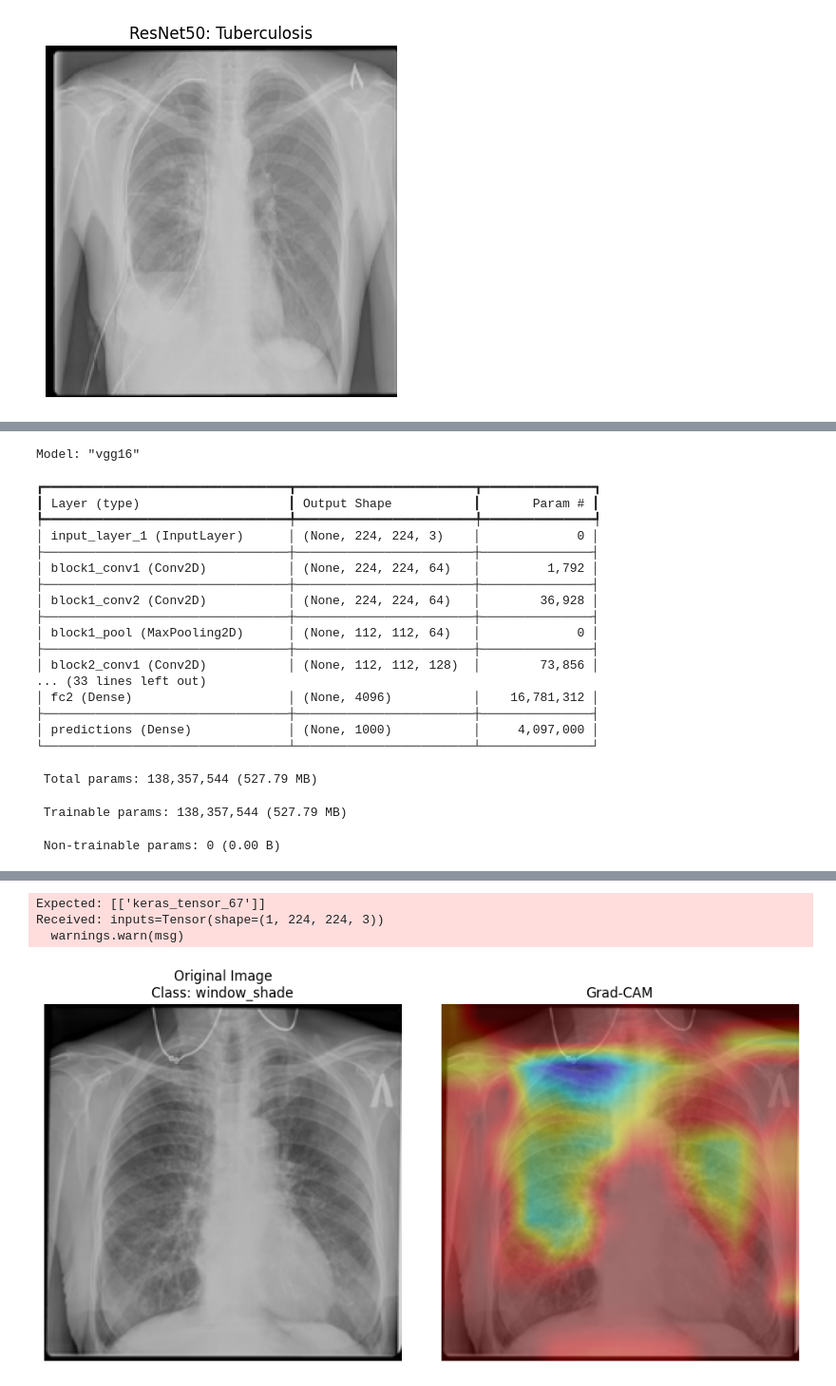
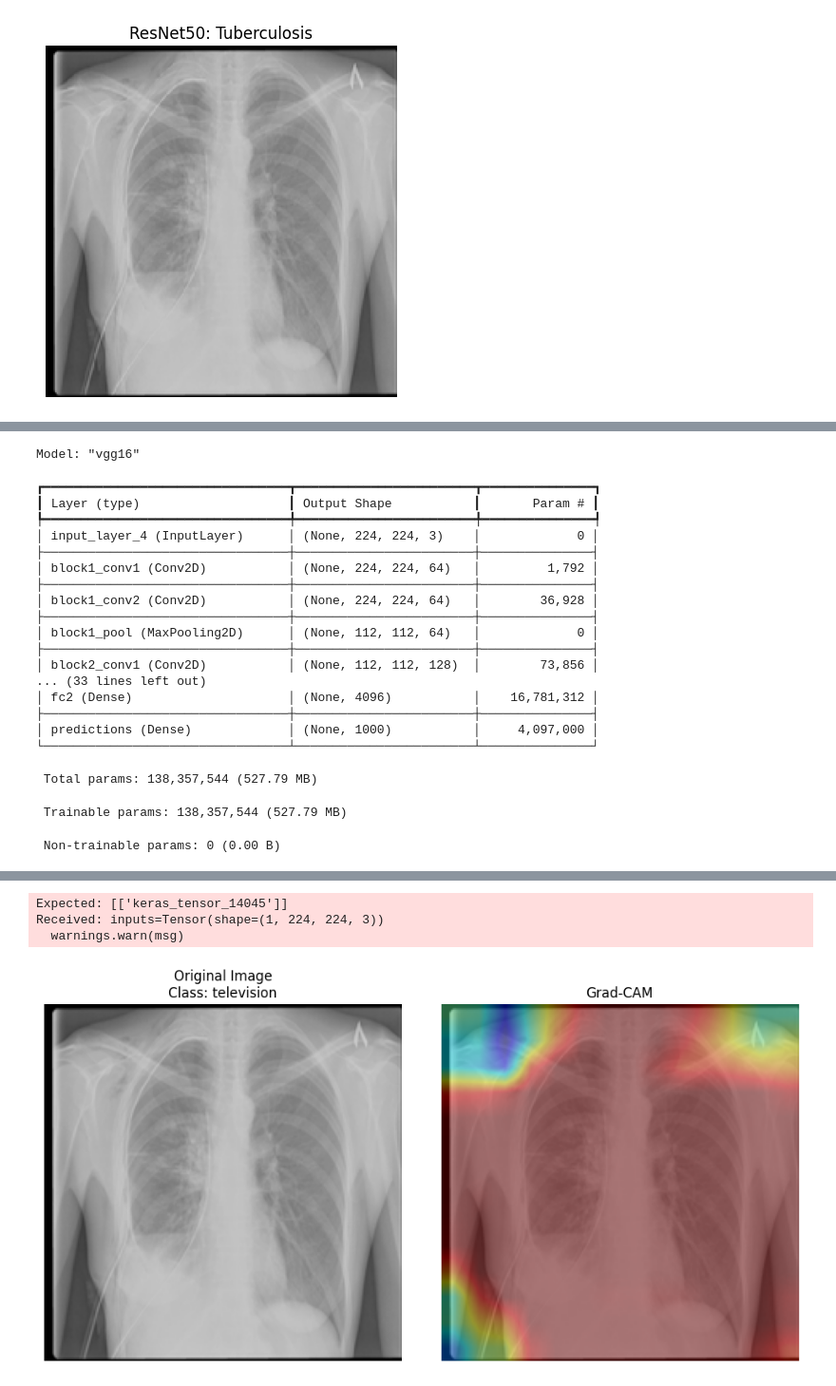
Before and after one commit to Arviind56/Pneumonia-TB-Identification-using-Explainable-AI-main, a Jupyter notebook: TB.ipynb, the cells around one changed output, grey strips where cells are left out. Shown at 95% size. Cells and saved outputs as stored; diff of their text form; code cells hidden in the pictures.

Commit message:
pneumonia test

```diff
--- a/TB.ipynb
+++ b/TB.ipynb
@@ -297,7 +303,7 @@ import numpy as np
 model = load_model('my_model.keras')
 
 # Load the image
-image_path = r"C:\\Users\\arvin\Downloads\\Pneumonia-TB-Identification-using-Explainable-AI-main (1)\\Pneumonia-TB-Identification-using-Explainable-AI-main\\TB_Chest_Radiography_Database\\Tuberculosis\\Tuberculosis-18.png"
+image_path = r"C:\\Users\\arvin\Downloads\\Pneumonia-TB-Identification-using-Explainable-AI-main (1)\\Pneumonia-TB-Identification-using-Explainable-AI-main\\output\\val\\Tuberculosis\\Tuberculosis-243.png"
 image = image.load_img(image_path, target_size=(224, 224))
 
 # Preprocess the image
@@ -1027,7 +1086,7 @@ def superimpose_heatmap(img_path, heatmap, alpha=0.4):
     return superimposed_img
 
 # Path to the input image
-img_path = r"C:\Users\Ajay\Desktop\Inno_Projects\Pneumonia (TB) Identification\Dataset - Copy\Tuberculosis\Tuberculosis-16.png"  # Replace with your image path
+img_path = r"C:\\Users\\arvin\\Downloads\\Pneumonia-TB-Identification-using-Explainable-AI-main (1)\\Pneumonia-TB-Identification-using-Explainable-AI-main\\output\\test\\Tuberculosis\\Tuberculosis-77.png"  # Replace with your image path
 img_array = preprocess_image(img_path)
 
 # Predict the class of the image
@@ -1066,7 +1125,7 @@ Model: "vgg16"
 ┏━━━━━━━━━━━━━━━━━━━━━━━━━━━━━━━━━┳━━━━━━━━━━━━━━━━━━━━━━━━┳━━━━━━━━━━━━━━━┓
 ┃ Layer (type)                    ┃ Output Shape           ┃       Param # ┃
 ┡━━━━━━━━━━━━━━━━━━━━━━━━━━━━━━━━━╇━━━━━━━━━━━━━━━━━━━━━━━━╇━━━━━━━━━━━━━━━┩
-│ input_layer_1 (InputLayer)      │ (None, 224, 224, 3)    │             0 │
+│ input_layer_4 (InputLayer)      │ (None, 224, 224, 3)    │             0 │
 ├─────────────────────────────────┼────────────────────────┼───────────────┤
 │ block1_conv1 (Conv2D)           │ (None, 224, 224, 64)   │         1,792 │
 ├─────────────────────────────────┼────────────────────────┼───────────────┤
@@ -1089,7 +1146,7 @@ Downloading data from https://storage.googleapis.com/download.tensorflow.org/dat
-Expected: [['keras_tensor_67']]
+Expected: [['keras_tensor_14045']]
 Received: inputs=Tensor(shape=(1, 224, 224, 3))
   warnings.warn(msg)
-[figure, old version]
+[figure, new version]
 # %%
 import numpy as np
 import tensorflow as tf
```
Also changed, not shown: parts of 21 cells of this notebook, 4 other files.
